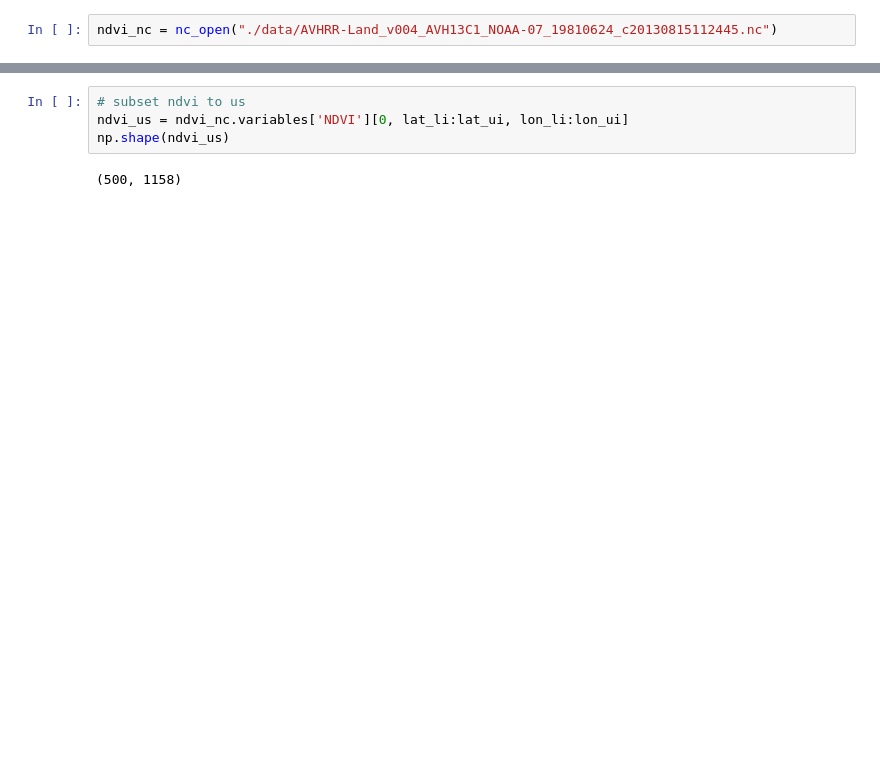
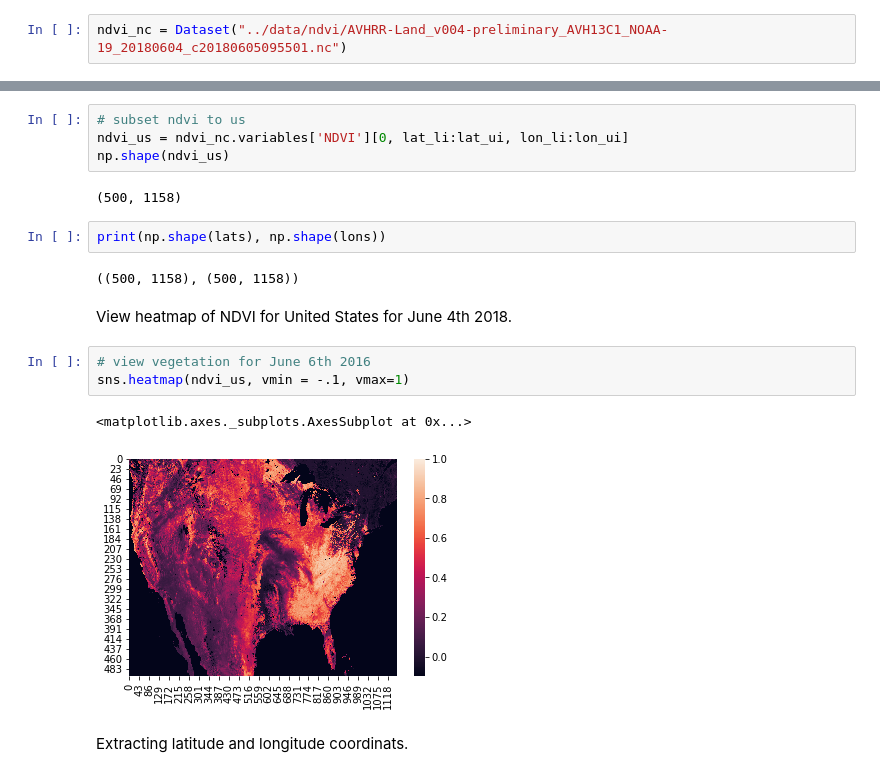
Before and after one commit to RyanGan/fire_predictor, a Jupyter notebook: py_scripts/ndvi_coords.ipynb, the cells around one changed output, grey strips where cells are left out. Drawn from its saved outputs; the diff is of its cells as text; blank space fills up the shorter version.

```diff
--- a/py_scripts/ndvi_coords.ipynb
+++ b/py_scripts/ndvi_coords.ipynb
@@ -24,5 +33,5 @@ Open connection to NDVI.
 # %%
-ndvi_nc = nc_open("./data/AVHRR-Land_v004_AVH13C1_NOAA-07_19810624_c20130815112445.nc")
+ndvi_nc = Dataset("../data/ndvi/AVHRR-Land_v004-preliminary_AVH13C1_NOAA-19_20180604_c20180605095501.nc")
 # %% [markdown]
 Print out summary stats.
 # %%
@@ -122,3 +126,17 @@ ndvi_us = ndvi_nc.variables['NDVI'][0, lat_li:lat_ui, lon_li:lon_ui]
 np.shape(ndvi_us)
 # %% [output]
 (500, 1158)
+# %%
+print(np.shape(lats), np.shape(lons))
+# %% [output]
+((500, 1158), (500, 1158))
+# %% [markdown]
+View heatmap of NDVI for United States for June 4th 2018.
+# %%
+# view vegetation for June 6th 2016
+sns.heatmap(ndvi_us, vmin = -.1, vmax=1)
+# %% [output]
+<matplotlib.axes._subplots.AxesSubplot at 0x...>
+[figure, added]
+# %% [markdown]
+Extracting latitude and longitude coordinats.
```
Also changed, not shown: parts of 28 cells of this notebook, 2 other files.
